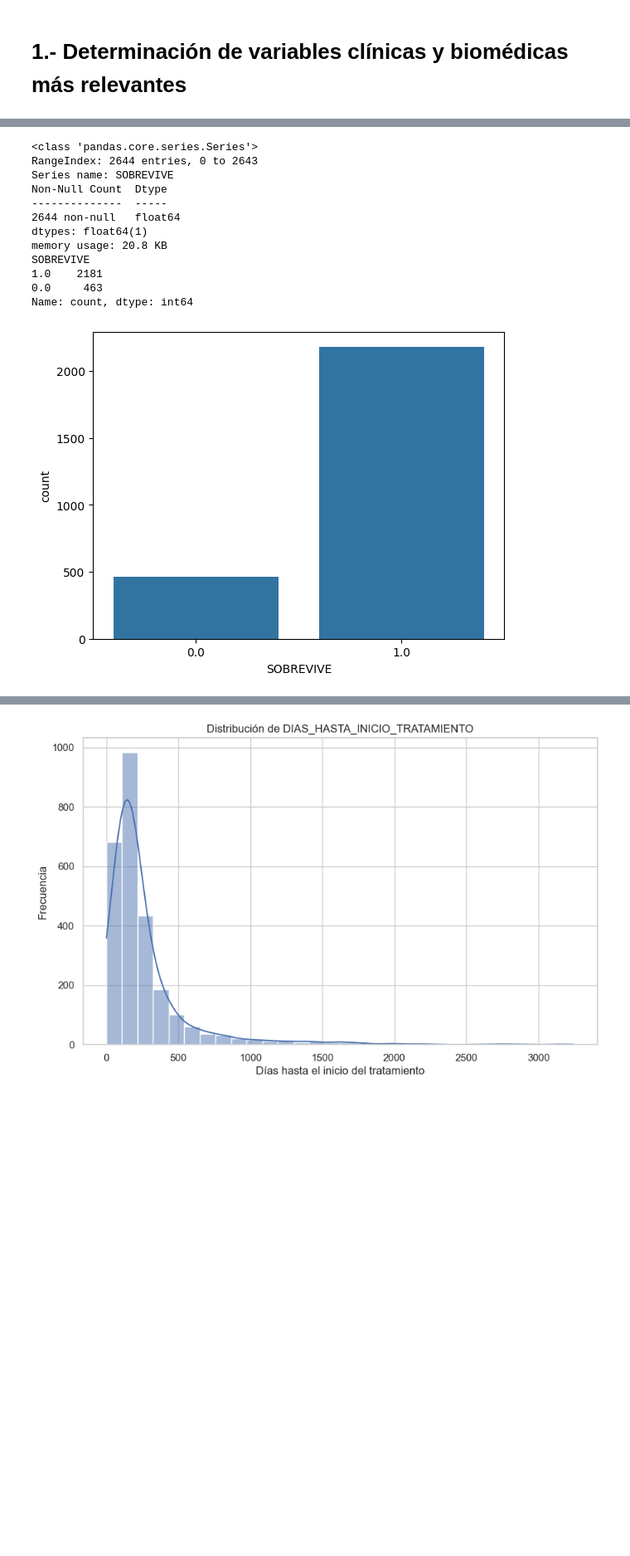
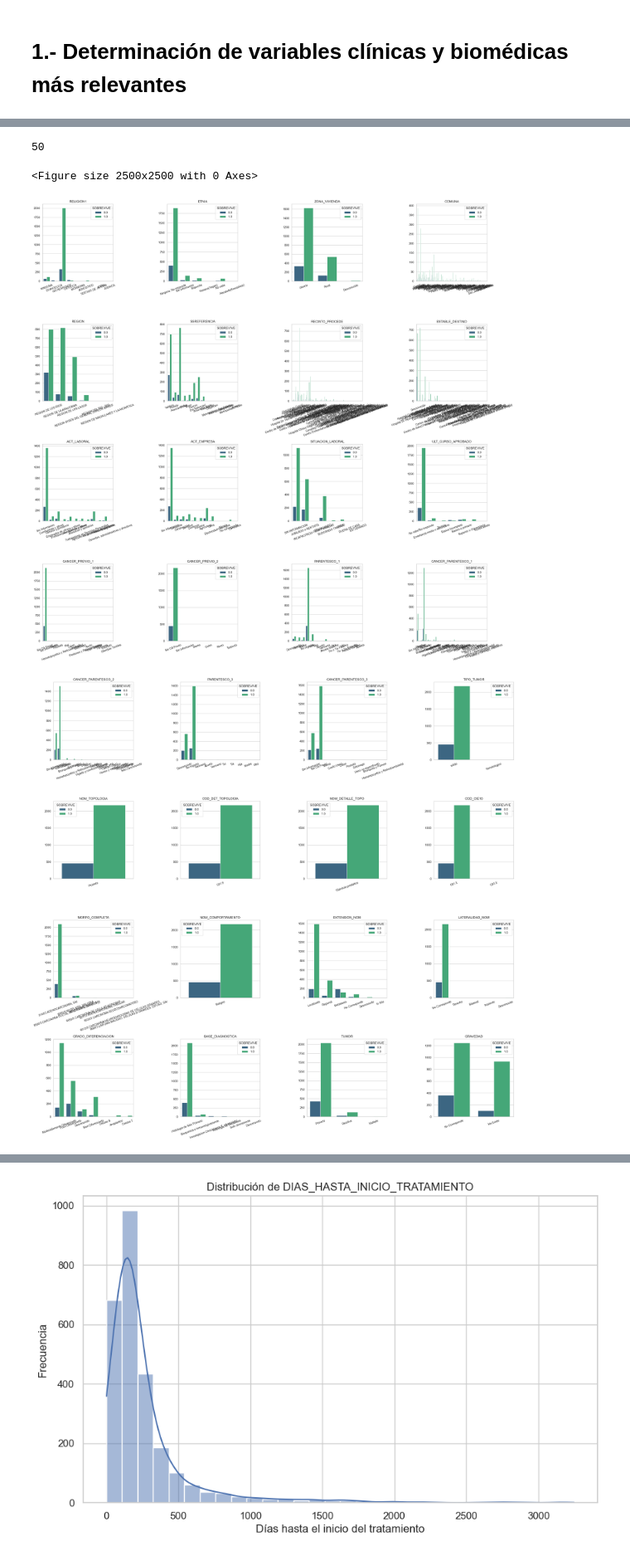
Before and after one commit to mperezlagos/ds-cancer-prostata, a Jupyter notebook: notebooks/2-descripcion_variables.ipynb, the cells around one changed output, grey strips where cells are left out. Shown at 83% size. Cells and saved outputs as stored; diff of their text form; code cells hidden in the pictures; blank space fills up the shorter version.

```diff
--- a/notebooks/2-descripcion_variables.ipynb
+++ b/notebooks/2-descripcion_variables.ipynb
@@ -50,21 +53,42 @@ for n in df_nuevo.columns:
-# %%
-df['SOBREVIVE'].info()
-
-# Gráfico de resultado de la variable target (0: No Hipertensión; 1: Hipertensión)
-import seaborn as sns
-print(df['SOBREVIVE'].value_counts())
-_ = sns.countplot(x='SOBREVIVE', data=df)
-# %% [output]
-<class 'pandas.core.series.Series'>
-RangeIndex: 2644 entries, 0 to 2643
-Series name: SOBREVIVE
-Non-Null Count  Dtype
---------------  -----
-2644 non-null   float64
-dtypes: float64(1)
-memory usage: 20.8 KB
-SOBREVIVE
-1.0    2181
-0.0     463
-Name: count, dtype: int64
-[figure, removed]
+# %%
+# Seleccionar columnas categóricas
+columnas_categoricas = df.select_dtypes(include=['object']).columns
+len(columnas_categoricas)
+# %% [output]
+50
+# %%
+import matplotlib.pyplot as plt
+import seaborn as sns
+
+# Seleccionar columnas categóricas
+columnas_categoricas = df.select_dtypes(include=['object']).columns
+# Crear una figura grande para los gráficos
+fig = plt.figure(figsize=(25, 25))
+
+
+# Crear una función para generar gráficos en lotes más pequeños
+def plot_categoricals(df, columnas_categoricas, start_index, end_index):
+    subset = columnas_categoricas[start_index:end_index]
+    num_filas = (len(subset) // 4) + (1 if len(subset) % 4 != 0 else 0)
+    fig = plt.figure(figsize=(25, num_filas * 6))
+
+    i = 1
+    for columna in subset:
+        plt.subplot(num_filas, 4, i)
+        ax = sns.countplot(data=df, x=columna, hue='SOBREVIVE', palette="viridis")
+        ax.set(xlabel=None, ylabel=None)
+        plt.title(str(columna), loc='center')
+        plt.xticks(rotation=20, fontsize=10)
+        i += 1
+
+    plt.tight_layout()
+    plt.show()
+
+# Generar gráficos para el primer lote de columnas categóricas
+plot_categoricals(df, columnas_categoricas, 0, 16)
+plot_categoricals(df, columnas_categoricas, 17, 33)
+plot_categoricals(df, columnas_categoricas, 34, 50)
+# %% [output]
+<Figure size 2500x2500 with 0 Axes>
+[figure, added]
+[figure, added]
```
Also changed, not shown: parts of 12 cells of this notebook, 7 other files.
